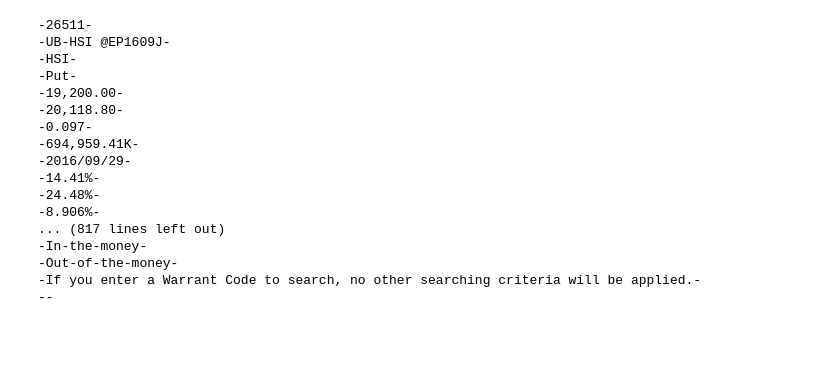
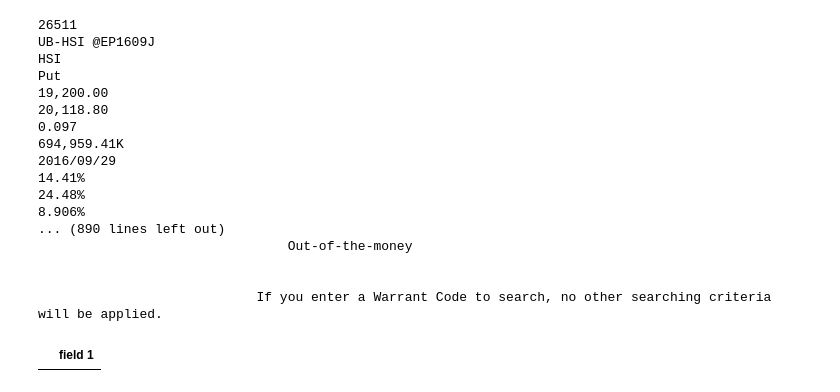
Before and after one commit to kitomicms/kitomicms.github.io, a Jupyter notebook: notebook/Options/option finder.ipynb, the cells around one changed output. Saved outputs shown, nothing was run; the diff lists cells and outputs as text; code cells hidden in the pictures; blank space fills up the shorter version.

Commit message:
integrated with hs search

```diff
--- a/notebook/Options/option finder.ipynb
+++ b/notebook/Options/option finder.ipynb
@@ -14,41 +12,32 @@ path = '//*[@class="LightGrey"]//text()'
 
 quote = tree.xpath(path)
 
-price_sign = tree.cssselect("span span img")
-
-
 string = ""
-
 
 for foo in quote:
     if len(foo)==1:
         pass
     else:
-        print "-" + foo.strip() + "-"
-    #print foo
-
-
-counter = 50
-for yoo in quote[counter::7]:
-    yoo[0] =
-    counter -= 1
-
-#print name + " " + string + price_sign[0].attrib['alt']
+        print foo
 # %% [output]
--26511-
--UB-HSI @EP1609J-
--HSI-
--Put-
--19,200.00-
--20,118.80-
--0.097-
--694,959.41K-
--2016/09/29-
--14.41%-
--24.48%-
--8.906%-
-... (817 lines left out)
--In-the-money-
--Out-of-the-money-
--If you enter a Warrant Code to search, no other searching criteria will be applied.-
---
+26511
+UB-HSI @EP1609J
+HSI
+Put
+19,200.00
+20,118.80
+0.097
+694,959.41K
+2016/09/29
+14.41%
+24.48%
+8.906%
+... (890 lines left out)
+                                Out-of-the-money
+
+
+                            If you enter a Warrant Code to search, no other searching criteria will be applied.
+# %%
+df
+# %% [output]
+|  | field 1 |
```
Also changed, not shown: parts of 3 cells of this notebook, 1 other file.
